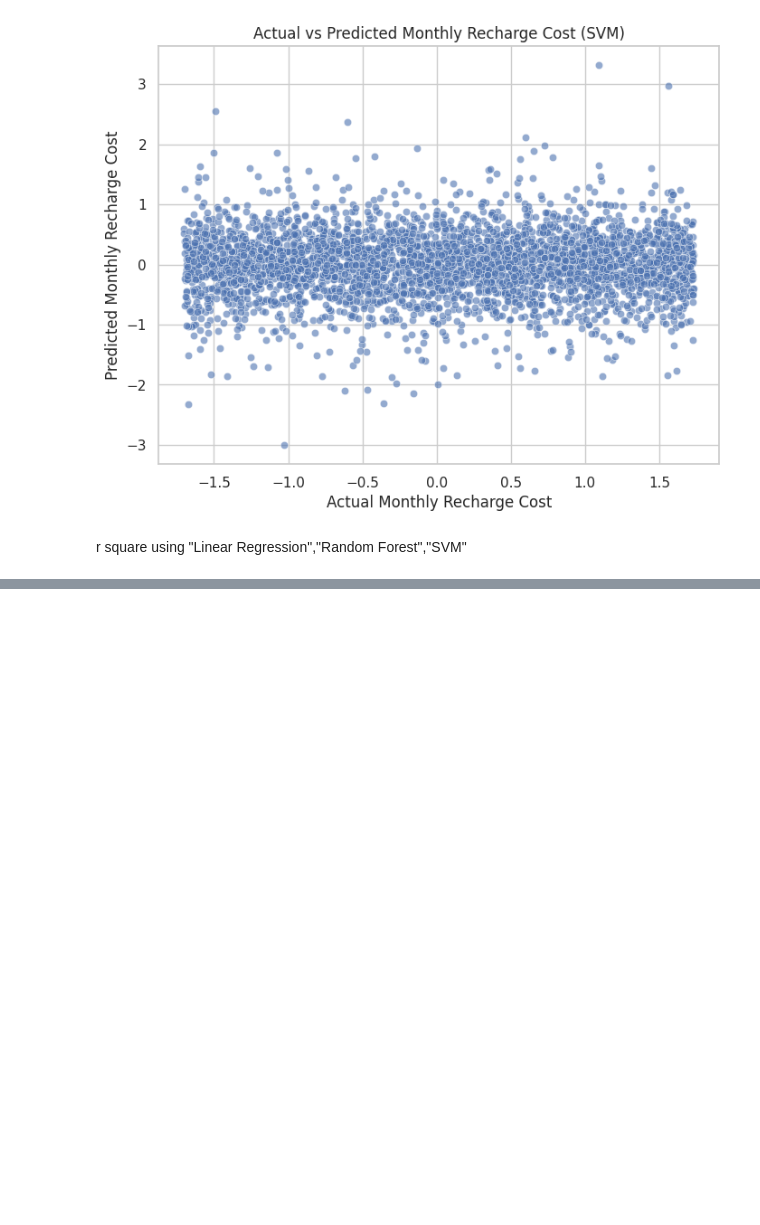
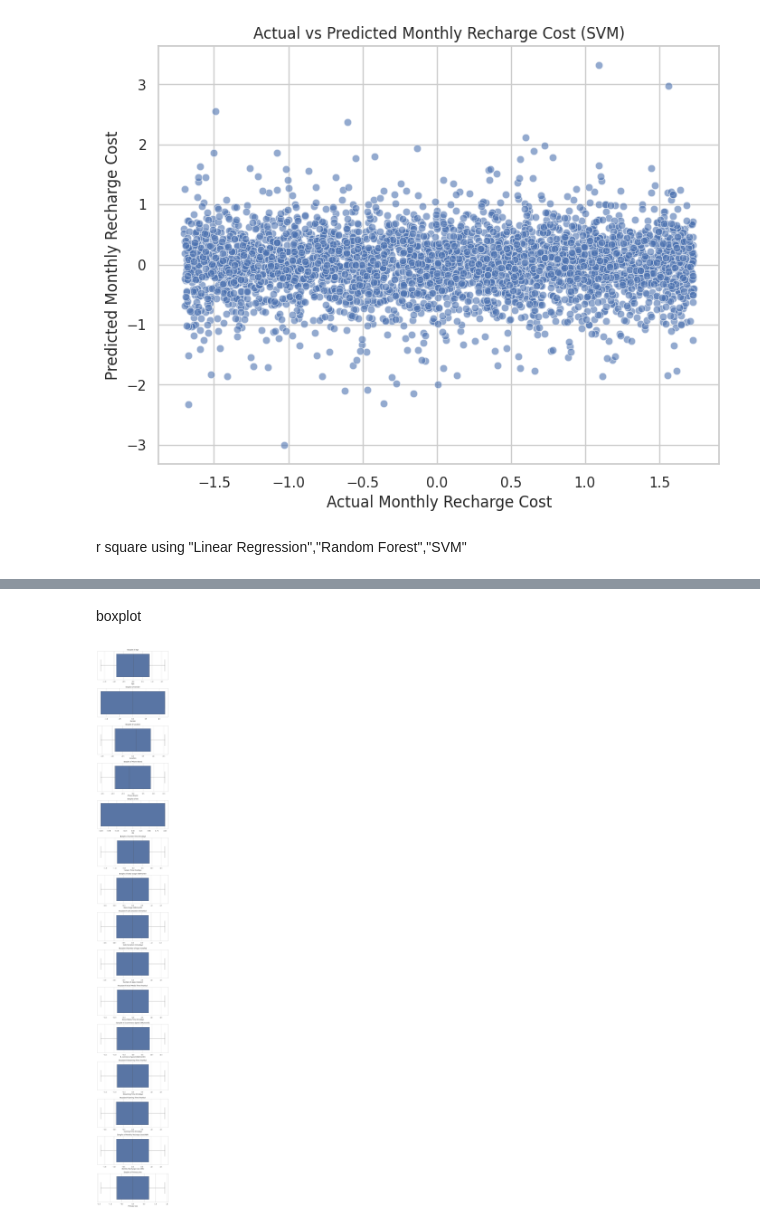
Before and after one commit to Panchagiri-vidyasri/data-analysis-using-python_2116, a Jupyter notebook: daup_csv_project.ipynb, the cells around one changed output, grey strips where cells are left out. Drawn from its saved outputs; the diff is of its cells as text; code cells hidden in the pictures; blank space fills up the shorter version.

```diff
--- a/daup_csv_project.ipynb
+++ b/daup_csv_project.ipynb
@@ -583,0 +391,34 @@ SVM: RMSE = 1.0521, R² Score = -0.1100
+# %% [markdown]
+boxplot
+# %%
+df = pd.read_csv("/content/phone_usage_india.csv")
+numerical_cols = df.select_dtypes(include=['number']).columns
+target_col = "Screen Time (hrs/day)"
+n_bins = 3
+discretizer = KBinsDiscretizer(n_bins=n_bins, encode='ordinal', strategy='uniform')
+y = df[target_col].values.reshape(-1, 1)
+y_discretized = discretizer.fit_transform(y)
+
+X = df.drop(columns=[target_col])
+
+categorical_features = X.select_dtypes(include=['object']).columns
+
+encoder = OneHotEncoder(sparse_output=False, handle_unknown='ignore')
+encoded_data = encoder.fit_transform(X[categorical_features])
+encoded_df = pd.DataFrame(encoded_data, columns=encoder.get_feature_names_out(categorical_features))
+
+X = X.drop(columns=categorical_features)
+X = pd.concat([X, encoded_df], axis=1)
+
+X_resampled, y_resampled = SMOTE().fit_resample(X, y_discretized.ravel())
+
+# Boxplots for numerical columns
+fig, axes = plt.subplots(len(numerical_cols), 1, figsize=(8, len(numerical_cols) * 4))
+for i, col in enumerate(numerical_cols):
+    sns.boxplot(x=df[col], ax=axes[i])
+    axes[i].set_title(f'Boxplot of {col}')
+
+plt.tight_layout()
+plt.show()
+# %% [output]
+[figure, added]
```
Also changed, not shown: parts of 22 cells of this notebook.
